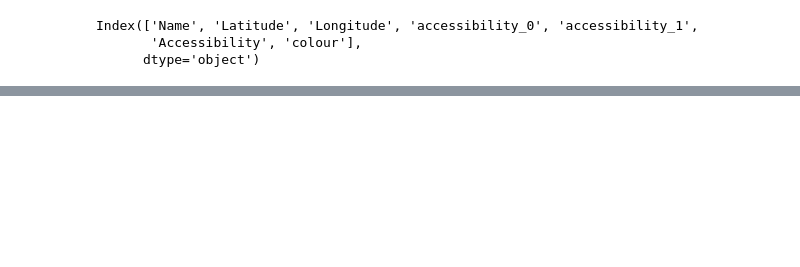
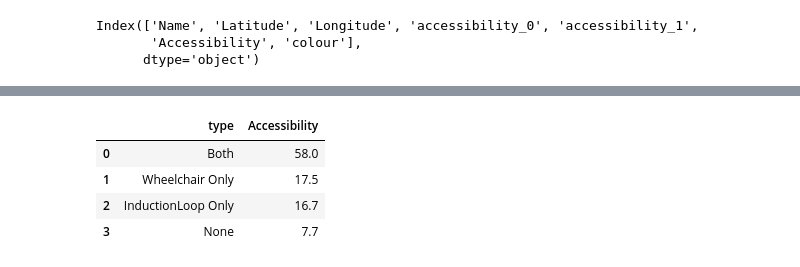
Before and after one commit to RomanTomz/bank_acessibility, a Jupyter notebook: banks_dashboard.ipynb, the cells around one changed output, grey strips where cells are left out. Cells and saved outputs as stored; diff of their text form; code cells hidden in the pictures; blank space fills up the shorter version.

```diff
--- a/banks_dashboard.ipynb
+++ b/banks_dashboard.ipynb
@@ -207,0 +210,10 @@ Name: Accessibility, dtype: float64
+# %%
+nw_pct = pd.DataFrame(df_nw.Accessibility.value_counts(normalize=True).mul(100).round(1)).reset_index()
+nw_pct.rename(columns= {'index':'type'}, inplace=True)
+nw_pct
+# %% [output]
+|  | type | Accessibility |
+| 0 | Both | 58.0 |
+| 1 | Wheelchair Only | 17.5 |
+| 2 | InductionLoop Only | 16.7 |
+| 3 | None | 7.7 |
```
Also changed, not shown: parts of 3 cells of this notebook.
